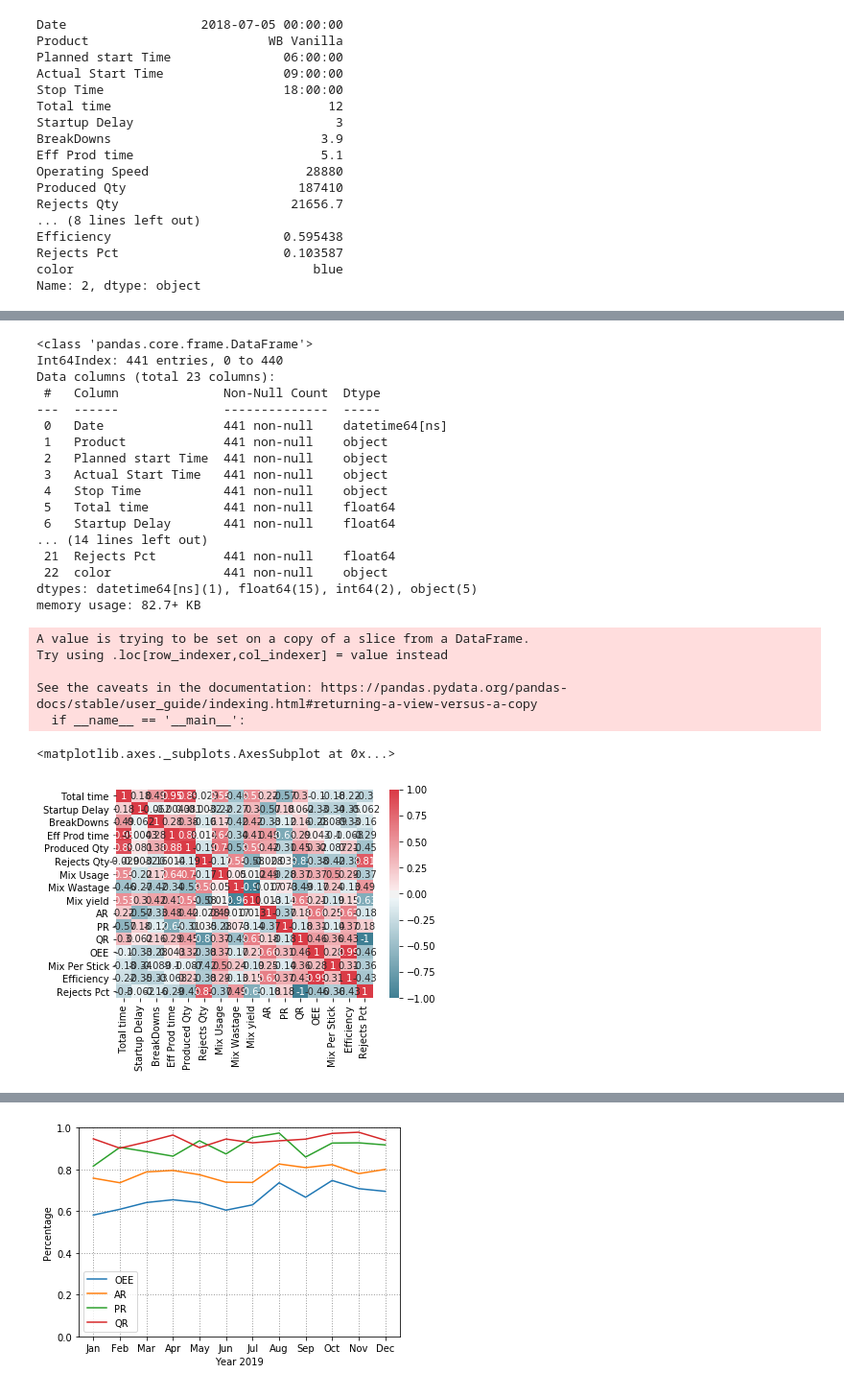
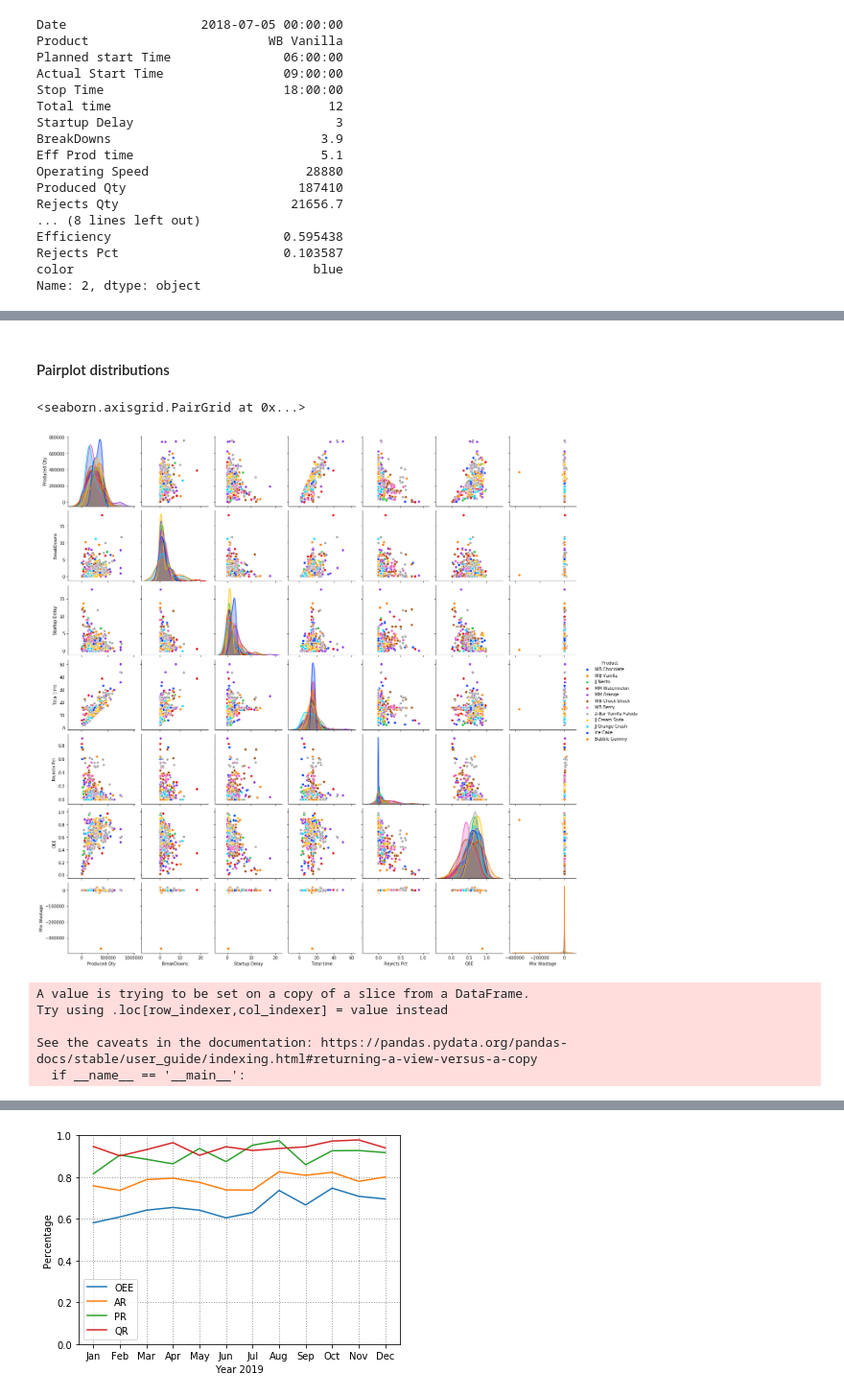
Before and after one commit to CodeProcessor/In20-S1-CS5617-project-1, a Jupyter notebook: Descriptive and Diagonastic.ipynb, the cells around one changed output, grey strips where cells are left out. Shown at 96% size. Cells and saved outputs as stored; diff of their text form; code cells hidden in the pictures.

```diff
--- a/Descriptive and Diagonastic.ipynb
+++ b/Descriptive and Diagonastic.ipynb
@@ -245,20 +252,7 @@ See the caveats in the documentation: https://pandas.pydata.org/pandas-docs/stab
-# %%
-df.info()
-# %% [output]
-<class 'pandas.core.frame.DataFrame'>
-Int64Index: 441 entries, 0 to 440
-Data columns (total 23 columns):
- #   Column              Non-Null Count  Dtype
----  ------              --------------  -----
- 0   Date                441 non-null    datetime64[ns]
- 1   Product             441 non-null    object
- 2   Planned start Time  441 non-null    object
- 3   Actual Start Time   441 non-null    object
- 4   Stop Time           441 non-null    object
- 5   Total time          441 non-null    float64
- 6   Startup Delay       441 non-null    float64
-... (14 lines left out)
- 21  Rejects Pct         441 non-null    float64
- 22  color               441 non-null    object
-dtypes: datetime64[ns](1), float64(15), int64(2), object(5)
-memory usage: 82.7+ KB
+# %% [markdown]
+#### Pairplot distributions
+# %%
+sns.pairplot(df1, hue="Product", palette="bright")
+# %% [output]
+<seaborn.axisgrid.PairGrid at 0x...>
+[figure, added]
@@ -280,14 +276,5 @@ Try using .loc[row_indexer,col_indexer] = value instead
 
 See the caveats in the documentation: https://pandas.pydata.org/pandas-docs/stable/user_guide/indexing.html#returning-a-view-versus-a-copy
   if __name__ == '__main__':
-# %%
-corr = new_df.loc[:,new_df.dtypes == 'float64'].corr()
-ax = plt.axes()
-sns.heatmap(corr, xticklabels=corr.columns, yticklabels=corr.columns,
-            cmap=sns.diverging_palette(220, 10, as_cmap=True), annot=True, ax = ax)
-# ax.set_title('June Data')
-# %% [output]
-<matplotlib.axes._subplots.AxesSubplot at 0x...>
-[figure, removed]
 # %%
 # Mothls average OEE
```
Also changed, not shown: parts of 18 cells of this notebook, 1 other file.
